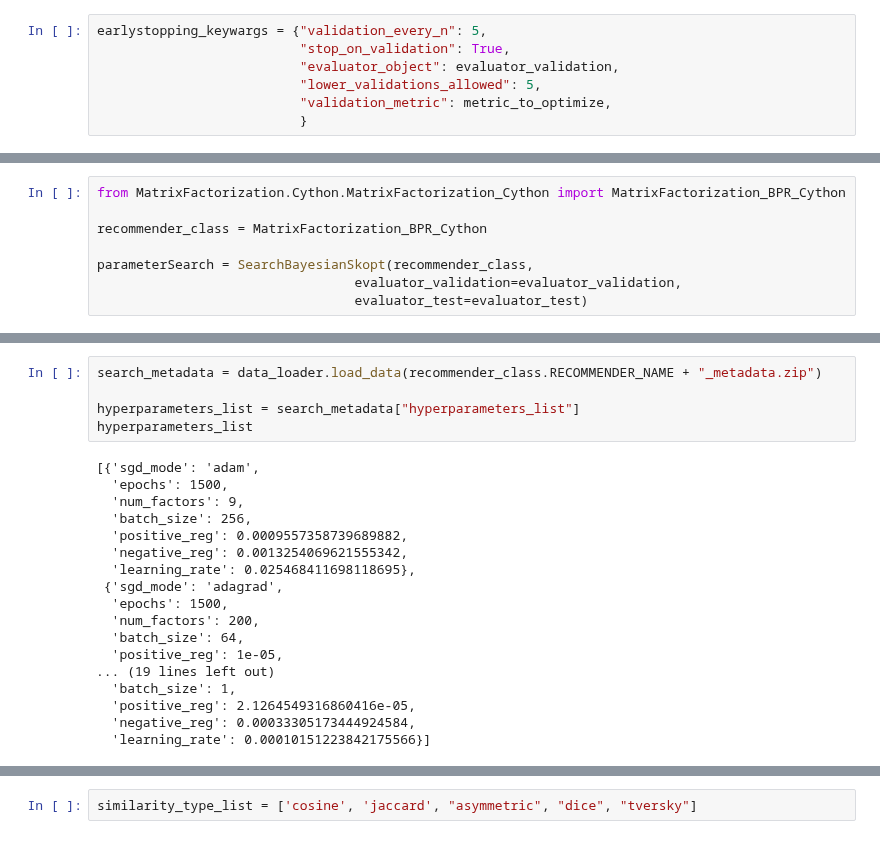
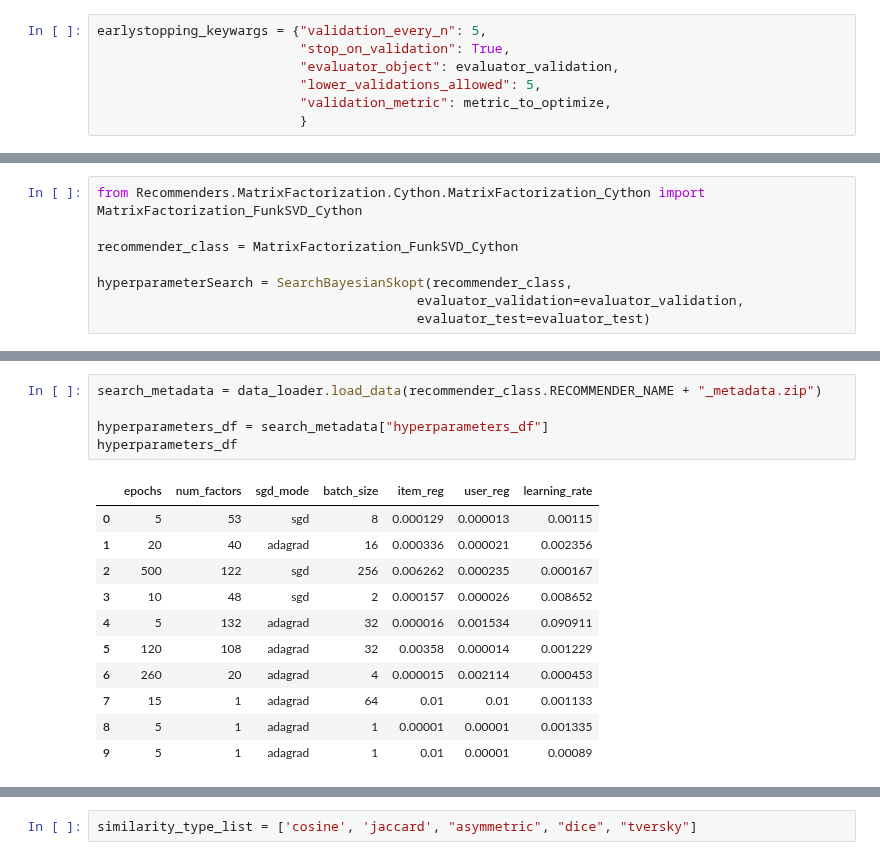
Before and after one commit to MaurizioFD/RecSys_Course_AT_PoliMi, a Jupyter notebook: Practice 09 - Hyperparameter optimization with Skopt.ipynb, the cells around one changed output, grey strips where cells are left out. Saved outputs shown, nothing was run; the diff lists cells and outputs as text.

```diff
--- a/Practice 09 - Hyperparameter optimization with Skopt.ipynb
+++ b/Practice 09 - Hyperparameter optimization with Skopt.ipynb
@@ -247,9 +335,9 @@ metric_to_optimize = "MAP"
 # %%
-from MatrixFactorization.Cython.MatrixFactorization_Cython import MatrixFactorization_BPR_Cython
+from Recommenders.MatrixFactorization.Cython.MatrixFactorization_Cython import MatrixFactorization_FunkSVD_Cython
 
-recommender_class = MatrixFactorization_BPR_Cython
+recommender_class = MatrixFactorization_FunkSVD_Cython
 
-parameterSearch = SearchBayesianSkopt(recommender_class,
-                                 evaluator_validation=evaluator_validation,
-                                 evaluator_test=evaluator_test)
+hyperparameterSearch = SearchBayesianSkopt(recommender_class,
+                                         evaluator_validation=evaluator_validation,
+                                         evaluator_test=evaluator_test)
 # %%
@@ -284,23 +373,17 @@ MF_BPR: CUTOFF: 10 - ROC_AUC: 0.2306817, PRECISION: 0.0829985, PRECISION_RECALL_
 # %%
 search_metadata = data_loader.load_data(recommender_class.RECOMMENDER_NAME + "_metadata.zip")
 
-hyperparameters_list = search_metadata["hyperparameters_list"]
-hyperparameters_list
+hyperparameters_df = search_metadata["hyperparameters_df"]
+hyperparameters_df
 # %% [output]
-[{'sgd_mode': 'adam',
-  'epochs': 1500,
-  'num_factors': 9,
-  'batch_size': 256,
-  'positive_reg': 0.0009557358739689882,
-  'negative_reg': 0.0013254069621555342,
-  'learning_rate': 0.025468411698118695},
- {'sgd_mode': 'adagrad',
-  'epochs': 1500,
-  'num_factors': 200,
-  'batch_size': 64,
-  'positive_reg': 1e-05,
-... (19 lines left out)
-  'batch_size': 1,
-  'positive_reg': 2.1264549316860416e-05,
-  'negative_reg': 0.00033305173444924584,
-  'learning_rate': 0.00010151223842175566}]
+|  | epochs | num_factors | sgd_mode | batch_size | item_reg | user_reg | learning_rate |
+| 0 | 5 | 53 | sgd | 8 | 0.000129 | 0.000013 | 0.00115 |
+| 1 | 20 | 40 | adagrad | 16 | 0.000336 | 0.000021 | 0.002356 |
+| 2 | 500 | 122 | sgd | 256 | 0.006262 | 0.000235 | 0.000167 |
+| 3 | 10 | 48 | sgd | 2 | 0.000157 | 0.000026 | 0.008652 |
+| 4 | 5 | 132 | adagrad | 32 | 0.000016 | 0.001534 | 0.090911 |
+| 5 | 120 | 108 | adagrad | 32 | 0.00358 | 0.000014 | 0.001229 |
+| 6 | 260 | 20 | adagrad | 4 | 0.000015 | 0.002114 | 0.000453 |
+| 7 | 15 | 1 | adagrad | 64 | 0.01 | 0.01 | 0.001133 |
+| 8 | 5 | 1 | adagrad | 1 | 0.00001 | 0.00001 | 0.001335 |
+| 9 | 5 | 1 | adagrad | 1 | 0.01 | 0.00001 | 0.00089 |
```
Also changed, not shown: parts of 38 cells of this notebook.
